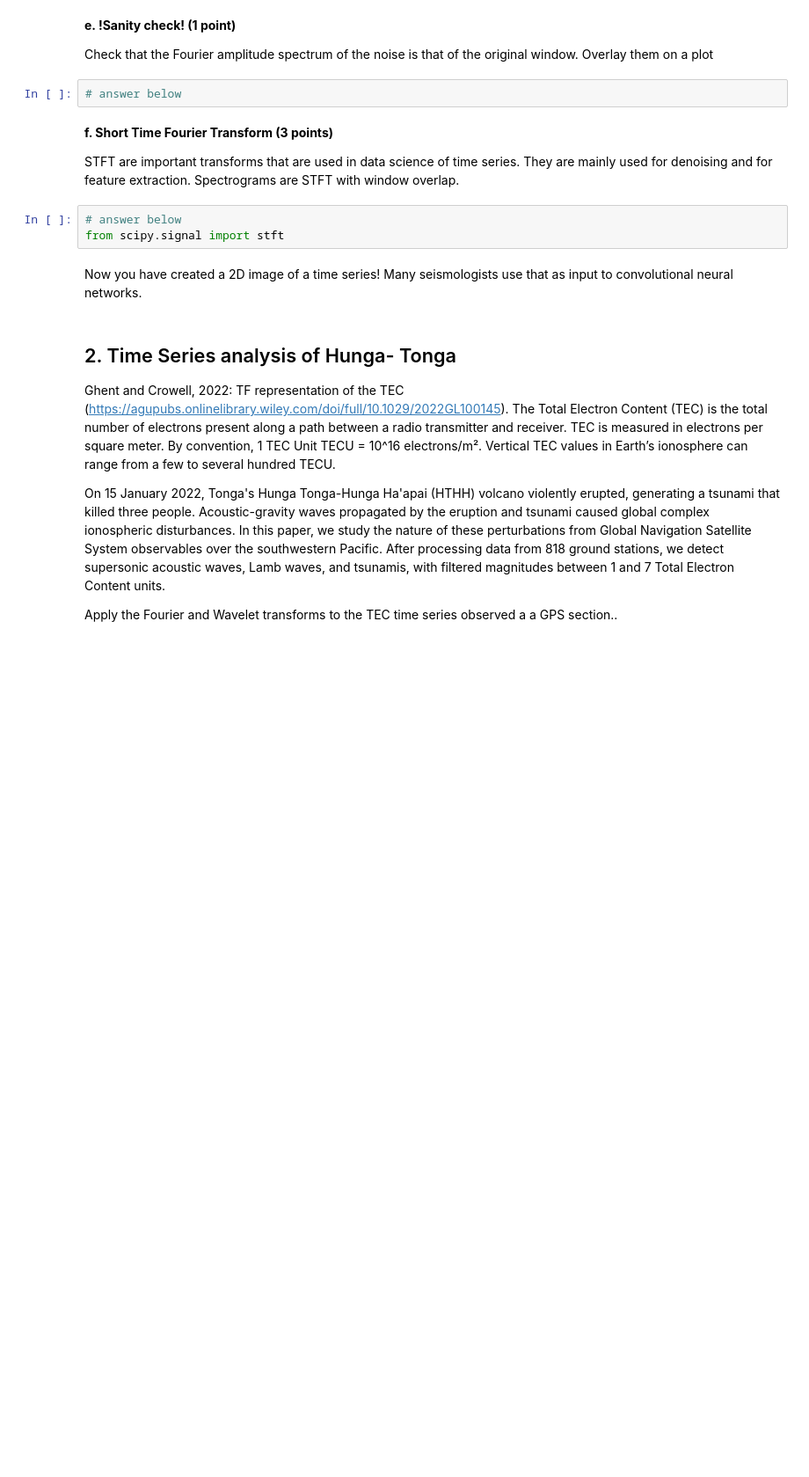
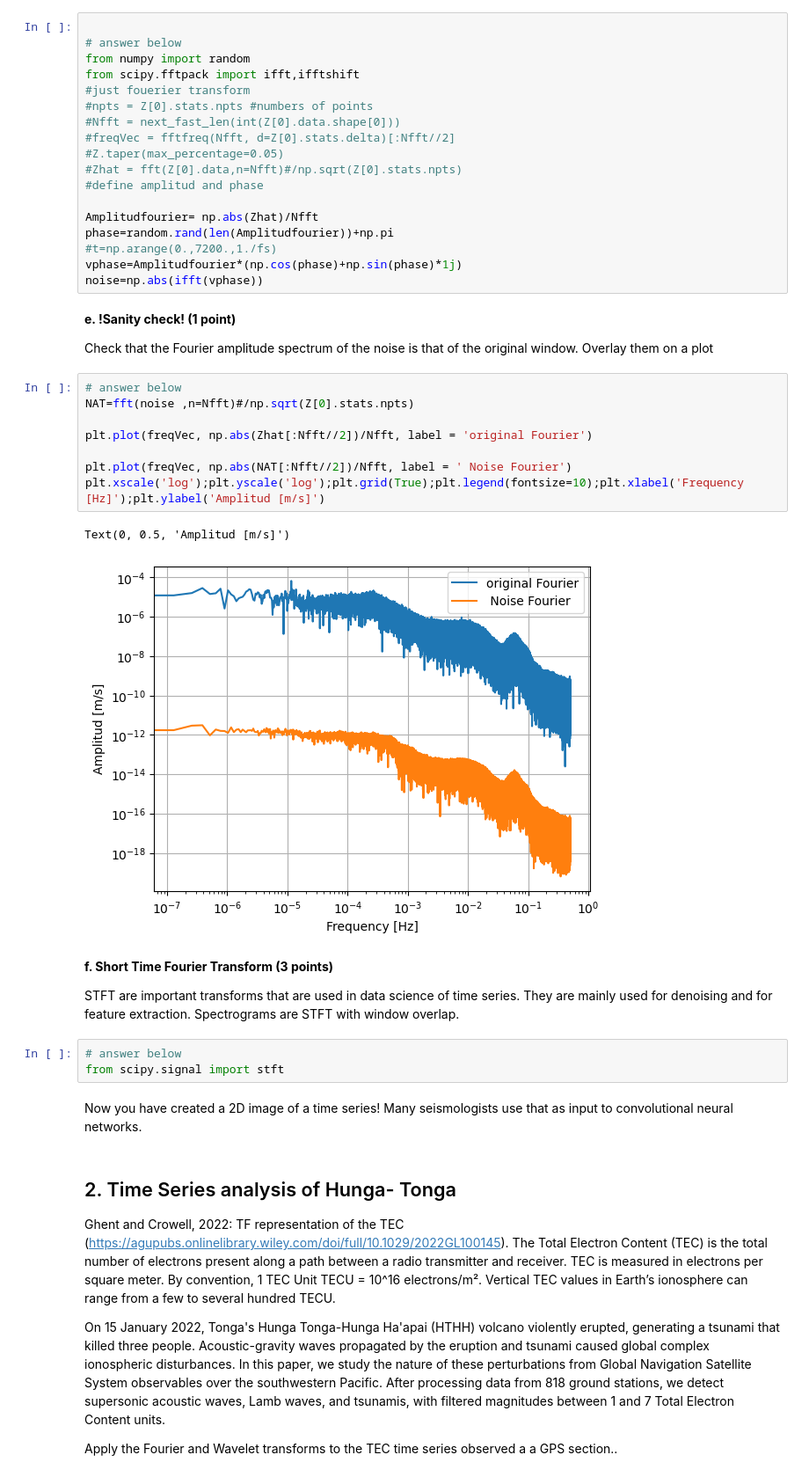
Before and after one commit to UW-ESS-DS/MLGeo2022_velgueta, a Jupyter notebook: Homeworks3_4/homework_4.ipynb, the cells around one changed output. Shown at 88% size. Cells and saved outputs as stored; diff of their text form; blank space fills up the shorter version.

Commit message:
add noiseto fourier

```diff
--- a/Homeworks3_4/homework_4.ipynb
+++ b/Homeworks3_4/homework_4.ipynb
@@ -219,9 +225,36 @@ from scipy.fftpack import ifft,ifftshift
+# %%
+
+# answer below
+from numpy import random
+from scipy.fftpack import ifft,ifftshift
+#just fouerier transform
+#npts = Z[0].stats.npts #numbers of points
+#Nfft = next_fast_len(int(Z[0].data.shape[0]))
+#freqVec = fftfreq(Nfft, d=Z[0].stats.delta)[:Nfft//2]
+#Z.taper(max_percentage=0.05)
+#Zhat = fft(Z[0].data,n=Nfft)#/np.sqrt(Z[0].stats.npts)
+#define amplitud and phase
+
+Amplitudfourier= np.abs(Zhat)/Nfft
+phase=random.rand(len(Amplitudfourier))+np.pi
+#t=np.arange(0.,7200.,1./fs)
+vphase=Amplitudfourier*(np.cos(phase)+np.sin(phase)*1j)
+noise=np.abs(ifft(vphase))
 # %% [markdown]
 **e. !Sanity check! (1 point)**
 
 Check that the Fourier amplitude spectrum of the noise is that of the original window. Overlay them on a plot
-# %%
-# answer below
+# %%
+# answer below
+NAT=fft(noise ,n=Nfft)#/np.sqrt(Z[0].stats.npts)
+
+plt.plot(freqVec, np.abs(Zhat[:Nfft//2])/Nfft, label = 'original Fourier')
+
+plt.plot(freqVec, np.abs(NAT[:Nfft//2])/Nfft, label = ' Noise Fourier')
+plt.xscale('log');plt.yscale('log');plt.grid(True);plt.legend(fontsize=10);plt.xlabel('Frequency [Hz]');plt.ylabel('Amplitud [m/s]')
+# %% [output]
+Text(0, 0.5, 'Amplitud [m/s]')
+[figure, added]
 # %% [markdown]
 **f. Short Time Fourier Transform (3 points)**
 
```
Also changed, not shown: parts of 8 cells of this notebook.
